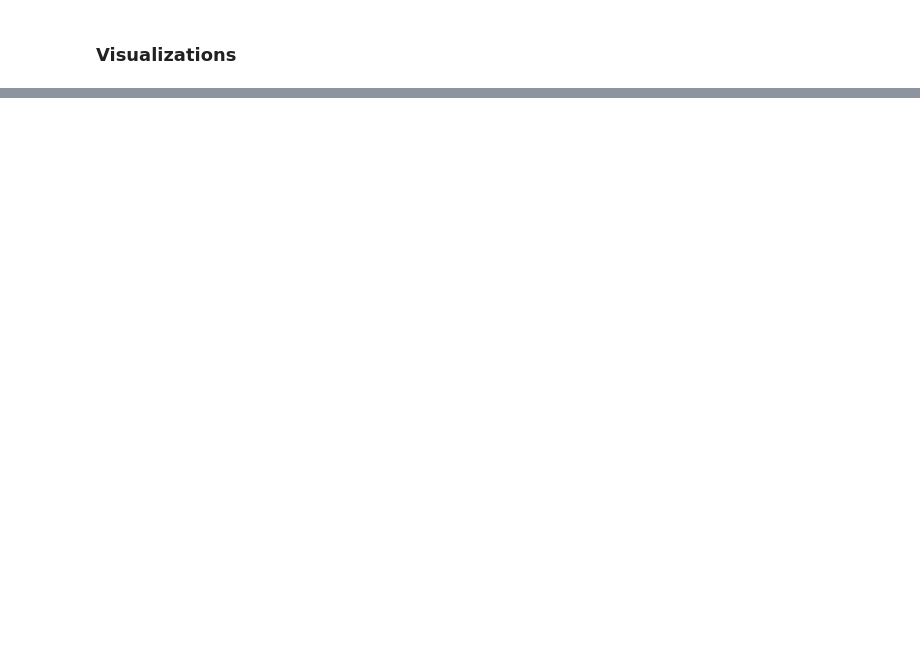
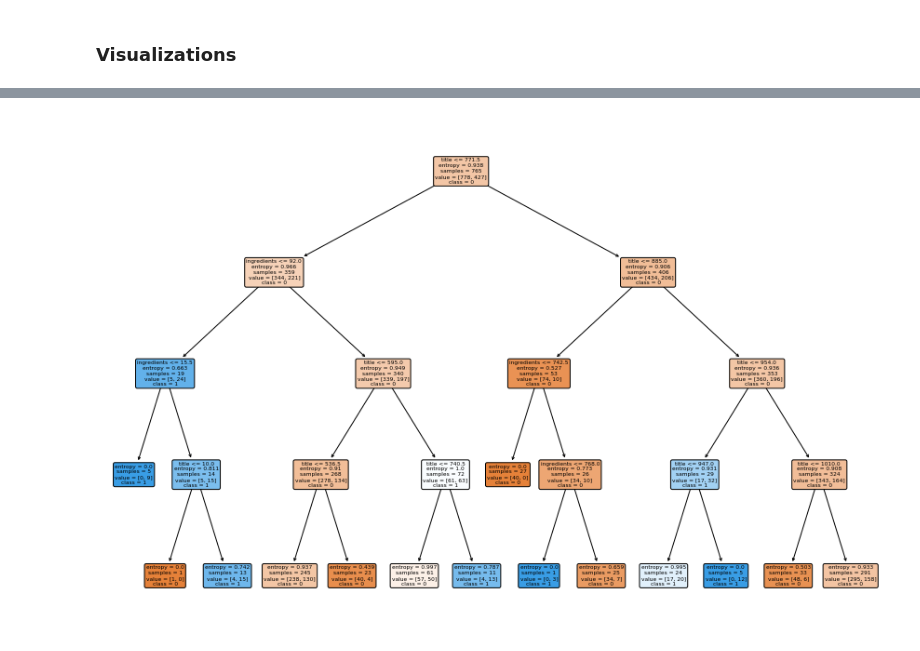
Before and after one commit to restmegan/DSProjectCode, a Jupyter notebook: diet_data_eda.ipynb, the cells around one changed output, grey strips where cells are left out. Drawn from its saved outputs; the diff is of its cells as text; code cells hidden in the pictures; blank space fills up the shorter version.

```diff
--- a/diet_data_eda.ipynb
+++ b/diet_data_eda.ipynb
@@ -623,0 +642,11 @@ Thank you!
+# %%
+fig2 = plt.figure(figsize=(15, 10))
+plot_tree(rf_bulk.estimators_[0],
+          feature_names=feature_columns,
+          class_names=['0', '1'],
+          filled=True, impurity=True,
+          rounded=True)
+
+fig2.savefig('bulktree.png')
+# %% [output]
+[figure, added]
```
Also changed, not shown: parts of 6 cells of this notebook, 3 other files.
